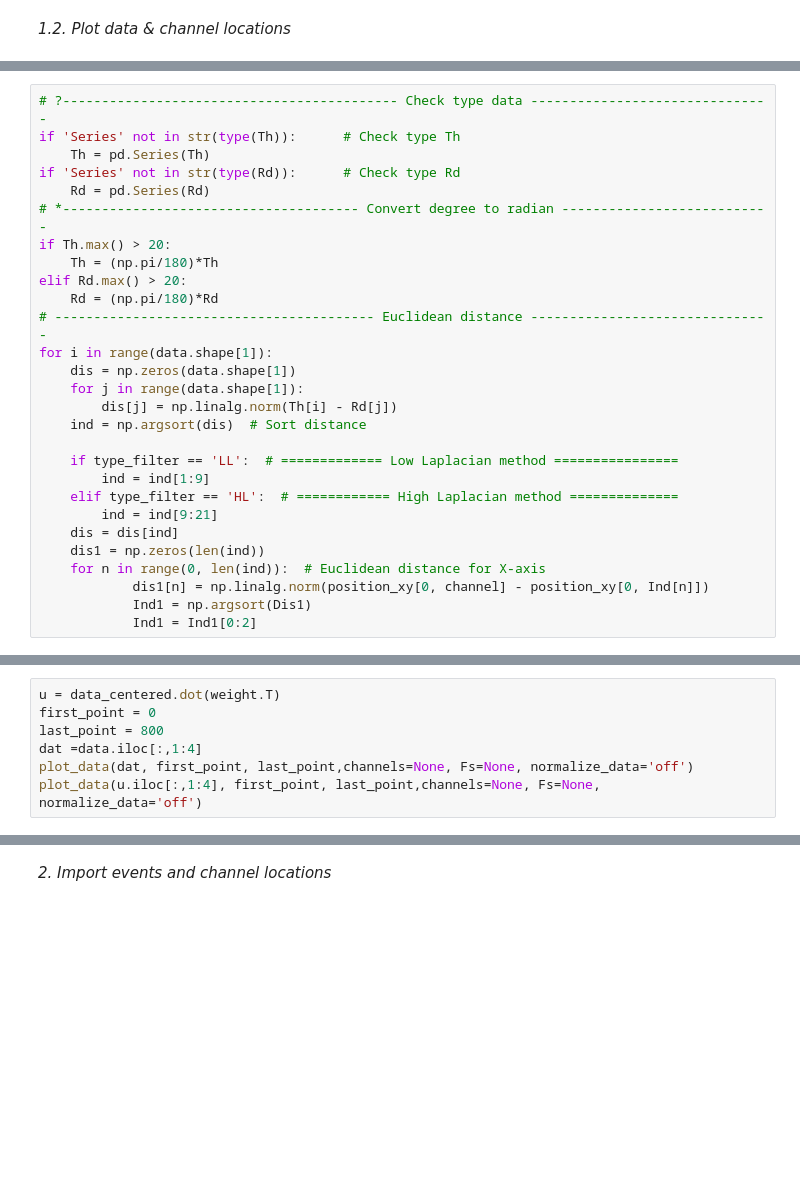
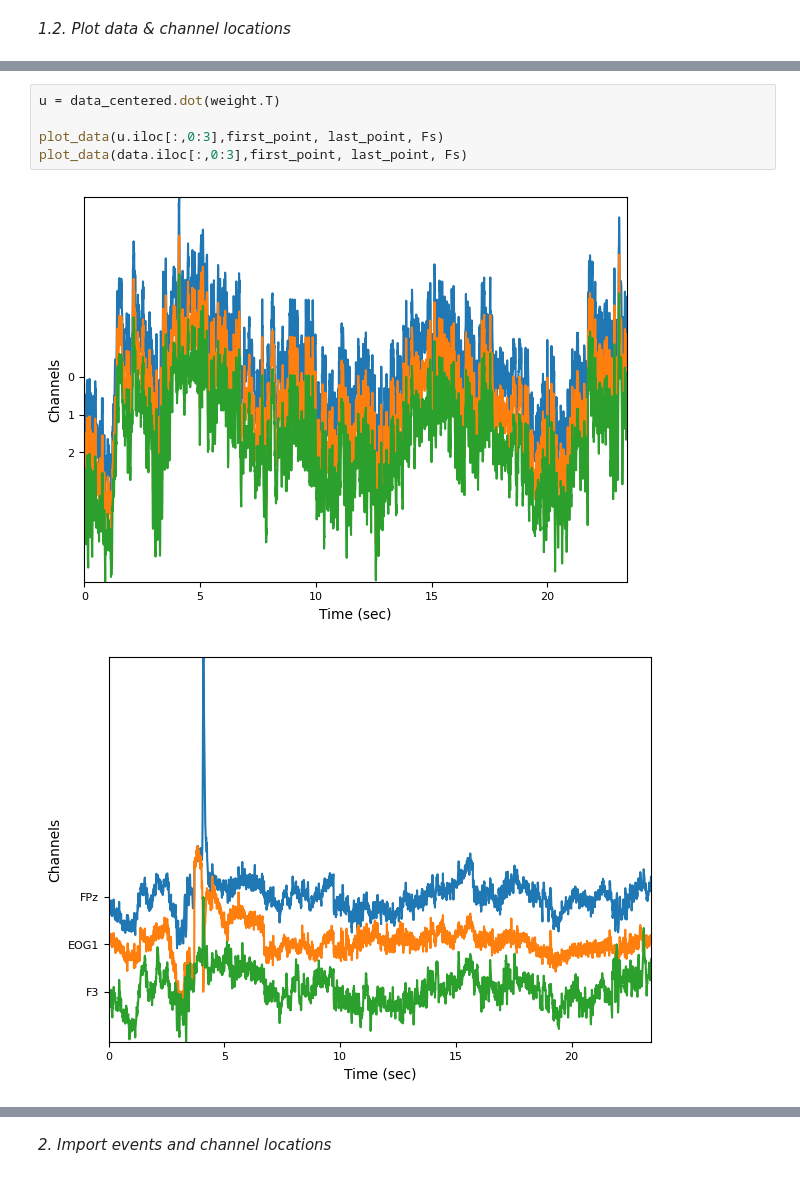
Before and after one commit to RezaSaadatyar/EEG-Lab, a Jupyter notebook: Code/App1_EEG.ipynb, the cells around one changed output, grey strips where cells are left out. Saved outputs shown, nothing was run; the diff lists cells and outputs as text; blank space fills up the shorter version.

```diff
--- a/Code/App1_EEG.ipynb
+++ b/Code/App1_EEG.ipynb
@@ -151,28 +159,0 @@ $x_{i}(t)$ is the potential of the electrode i compare to the reference electrod
-# %%
-# ?------------------------------------------- Check type data -------------------------------
-if 'Series' not in str(type(Th)):      # Check type Th
-    Th = pd.Series(Th)
-if 'Series' not in str(type(Rd)):      # Check type Rd
-    Rd = pd.Series(Rd)
-# *-------------------------------------- Convert degree to radian ---------------------------
-if Th.max() > 20:
-    Th = (np.pi/180)*Th
-elif Rd.max() > 20:
-    Rd = (np.pi/180)*Rd
-# ----------------------------------------- Euclidean distance -------------------------------
-for i in range(data.shape[1]):
-    dis = np.zeros(data.shape[1])
-    for j in range(data.shape[1]):
-        dis[j] = np.linalg.norm(Th[i] - Rd[j])
-    ind = np.argsort(dis)  # Sort distance
-
-    if type_filter == 'LL':  # ============= Low Laplacian method ================
-        ind = ind[1:9]
-    elif type_filter == 'HL':  # ============ High Laplacian method ==============
-        ind = ind[9:21]
-    dis = dis[ind]
-    dis1 = np.zeros(len(ind))
-    for n in range(0, len(ind)):  # Euclidean distance for X-axis
-            dis1[n] = np.linalg.norm(position_xy[0, channel] - position_xy[0, Ind[n]])
-            Ind1 = np.argsort(Dis1)
-            Ind1 = Ind1[0:2]
@@ -297,7 +211,0 @@ for i in range(data_whitening.shape[1]):
-# %%
-u = data_centered.dot(weight.T)
-first_point = 0
-last_point = 800
-dat =data.iloc[:,1:4]
-plot_data(dat, first_point, last_point,channels=None, Fs=None, normalize_data='off')
-plot_data(u.iloc[:,1:4], first_point, last_point,channels=None, Fs=None, normalize_data='off')
@@ -306,0 +212,8 @@ plot_data(u.iloc[:,1:4], first_point, last_point,channels=None, Fs=None, normali
+# %%
+u = data_centered.dot(weight.T)
+
+plot_data(u.iloc[:,0:3],first_point, last_point, Fs)
+plot_data(data.iloc[:,0:3],first_point, last_point, Fs)
+# %% [output]
+[figure, added]
+[figure, added]
```
Also changed, not shown: parts of 30 cells of this notebook.
